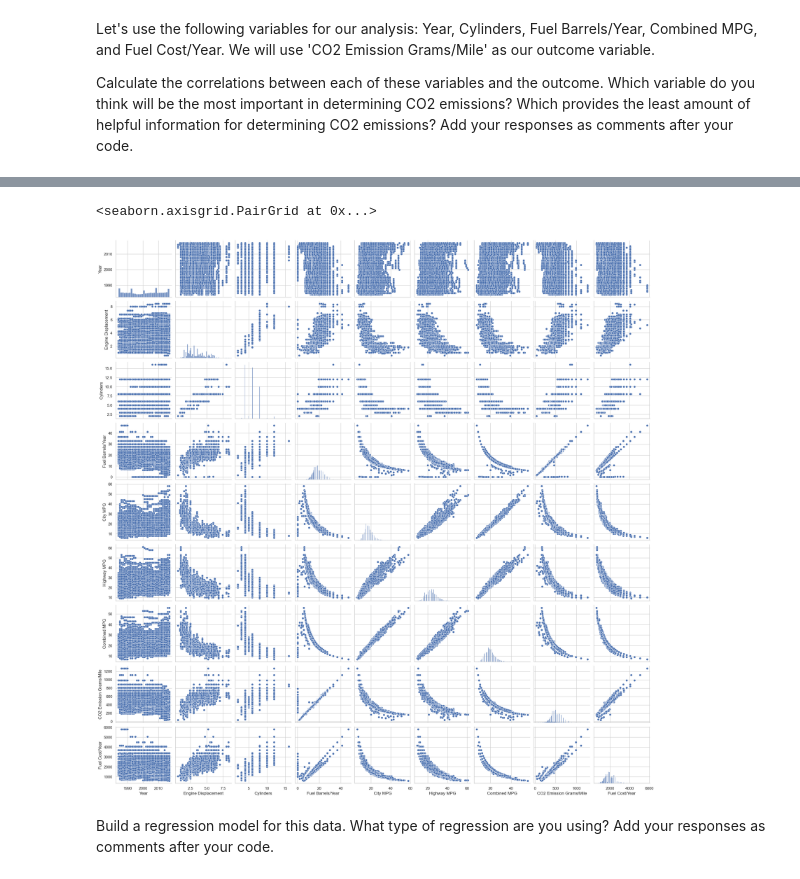
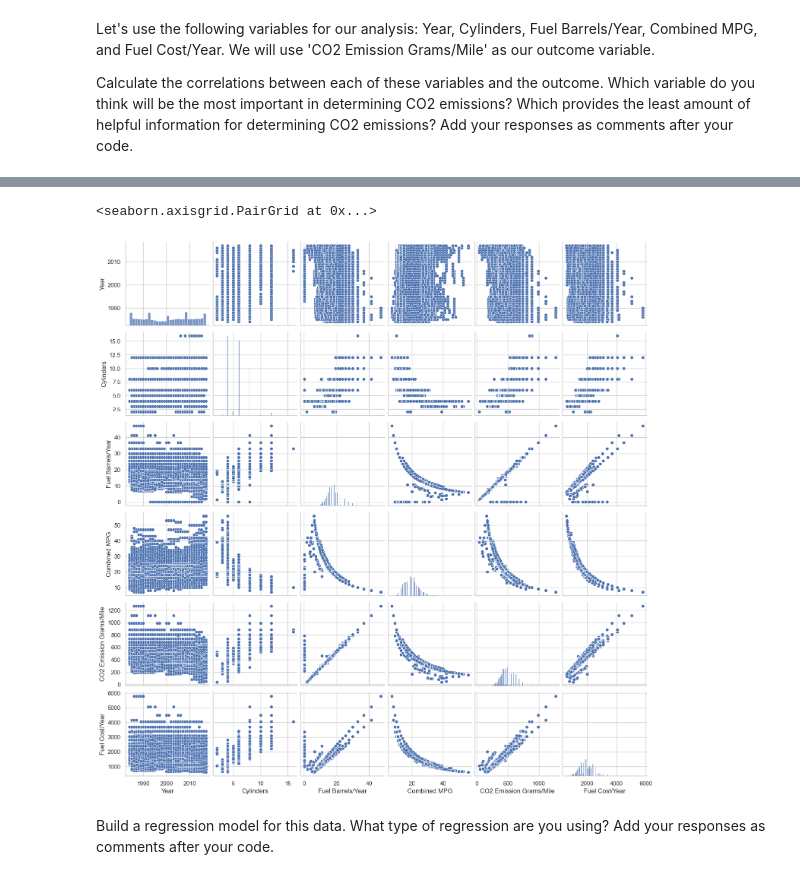
Before and after one commit to Ironhack-data-bcn-oct-2022/lab-regression-analysis, a Jupyter notebook: your-code.ipynb, the cells around one changed output, grey strips where cells are left out. Saved outputs shown, nothing was run; the diff lists cells and outputs as text; code cells hidden in the pictures.

Commit message:
updated graph

```diff
--- a/your-code.ipynb
+++ b/your-code.ipynb
@@ -190,11 +190,11 @@ vehicles.corr()
 | Combined MPG | 0.204751 | -0.746782 | -0.698648 | -0.909743 | 0.985457 | 0.969392 | 1.000000 | ... |
 | CO2 Emission Grams/Mile | -0.222300 | 0.803520 | 0.752393 | 0.986189 | -0.894139 | -0.926405 | -0.926229 | ... |
 | Fuel Cost/Year | -0.091913 | 0.769678 | 0.778153 | 0.916208 | -0.858645 | -0.851404 | -0.875185 | ... |
-# %%
-sns.pairplot(vehicles)
-# %% [output]
-<seaborn.axisgrid.PairGrid at 0x...>
-[figure, removed]
+# %%
+sns.pairplot(vehicles[['Year', 'Cylinders', 'Fuel Barrels/Year', 'Combined MPG', 'CO2 Emission Grams/Mile', 'Fuel Cost/Year']])
+# %% [output]
+<seaborn.axisgrid.PairGrid at 0x...>
+[figure, added]
 # %% [markdown]
 Build a regression model for this data. What type of regression are you using? Add your responses as comments after your code.
 # %%
```
